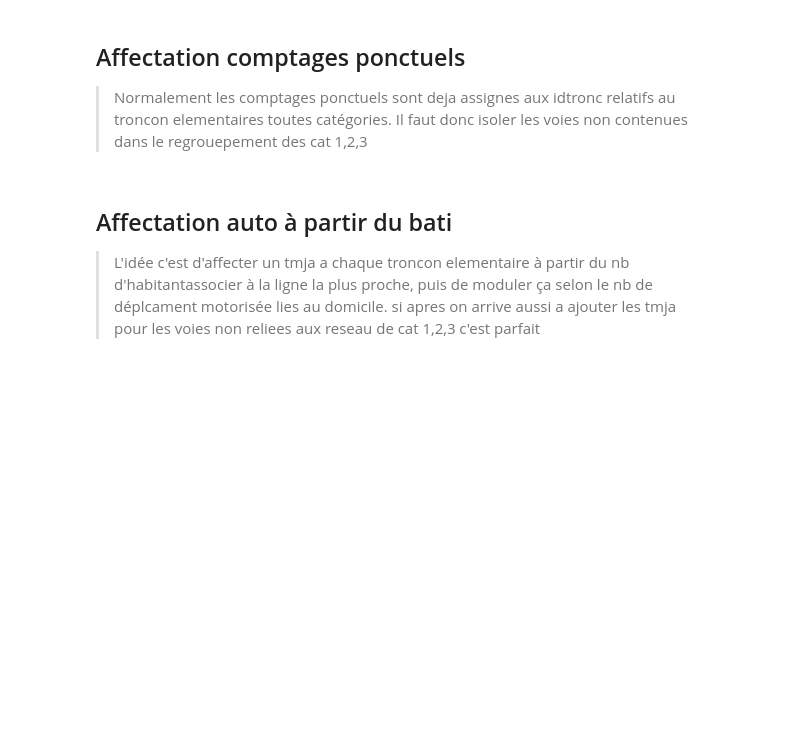
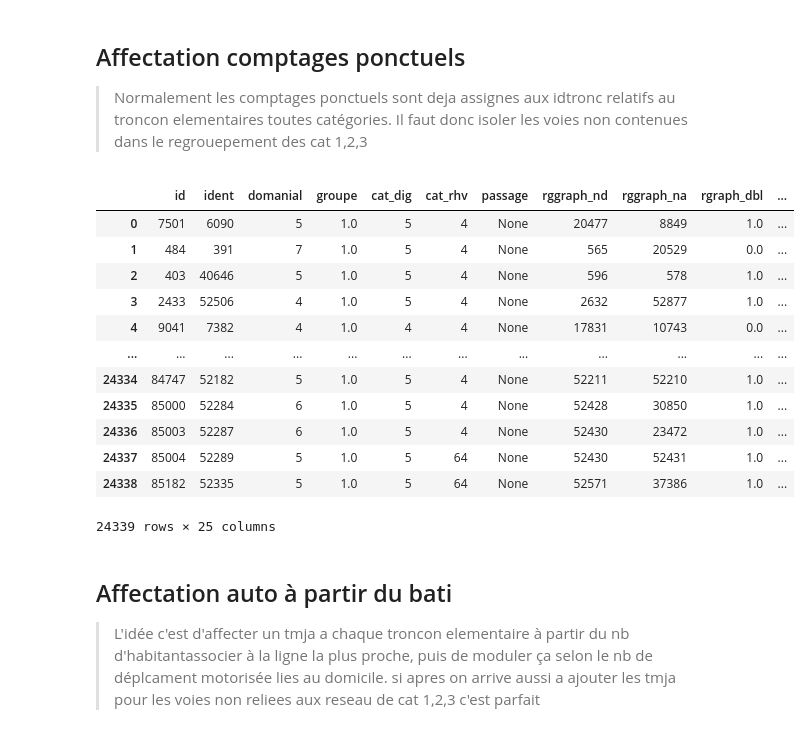
Before and after one commit to nantodevison/Lin_uniq_BdxM, a Jupyter notebook: Lin_uniq_BdxM/Traitements/traitements.ipynb, the cells around one changed output. Cells and saved outputs as stored; diff of their text form; code cells hidden in the pictures; blank space fills up the shorter version.

Commit message:
voies cat 4 : ajout points comptages

```diff
--- a/Lin_uniq_BdxM/Traitements/traitements.ipynb
+++ b/Lin_uniq_BdxM/Traitements/traitements.ipynb
@@ -32,7 +32,7 @@ import Voies_Cat4 as v4
 from MMM import import_fichiers_mmm
 
 pd.set_option('display.max_columns', 100)
-pd.set_option('display.max_rows', 20)
+pd.set_option('display.max_rows', 100)
 pd.set_option('display.max_colwidth', 50)
 
 
@@ -496,6 +476,10 @@ groupe_ident_cpt['id_cpt_exp']=groupe_ident_cpt.apply(lambda x : ', '.join([str(
+# %%
+rhv_grp_hors_123,affect_finale_cat4,cpt_perm_cat4=v4.isolerDonneesCat4(gdf_rhv_groupe,gdf_rhv_groupe_123, affect_finale,lgn_proche_perm)
+groupe_ident_cpt,cpt_cat4_uniq_sens_dbl,cat4_lgn_pb=v4.jointureTraficLigne(rhv_grp_hors_123,affect_finale_cat4,cpt_perm_cat4)
+rhv_grp_hors_123_traf=v4.calculTraficPointComptage(rhv_grp_hors_123,groupe_ident_cpt,cpt_cat4_uniq_sens_dbl,cat4_lgn_pb,[3094, 4687, 8724, 10025])
 # %%
 #jointure avec les donnees hors cat1,2,3
-#rhv_grp_hors_123_traf=rhv_grp_hors_123.merge(groupe_ident_cpt[['idtronc','tmjo_2_sens','id_cpt_exp']],on='idtronc', how='left').drop('id_y', axis=1).rename(columns={'id_x':'id'})
-#rhv_grp_hors_123_traf=gp_changer_nom_geom(rhv_grp_hors_123_traf, 'geom')
+rhv_grp_hors_123_traf=rhv_grp_hors_123.merge(groupe_ident_cpt[['idtronc','tmjo_2_sens','id_cpt_exp']],on='idtronc', how='left').drop('id_y', axis=1).rename(columns={'id_x':'id'})
+rhv_grp_hors_123_traf=gp_changer_nom_geom(rhv_grp_hors_123_traf, 'geom')
 #fichier avec cat1,2,3 et comptage sur cat4
 gdf_traf_1234=pd.concat([rhv_grp_hors_123_traf.loc[~rhv_grp_hors_123_traf.tmjo_2_sens.isna()],gdf_calcul], axis=0, sort=False)
@@ -506,6 +488,22 @@ gdf_traf_1234.reset_index()[['id', 'ident', 'domanial', 'groupe', 'cat_dig', 'ca
        'rggraph_nd', 'rggraph_na', 'rgraph_dbl', 'numero', 'cdate', 'mdate',
        'id_ign', 'nature', 'sens', 'codevoie_d', 'importance', 'id_y','source', 'target',
        'idtronc', 'geom','tmjo_2_sens','type_cpt', 'id_cpt_exp']].to_file(r'D:\temp\Linearisation_BM\C19SA0101\C19SA0101\Doc_travail\Donnees_produites\Donnees\gdf_rhv_trafic_1234_cpt.shp')
+# %%
+rhv_grp_hors_123_traf
+# %% [output]
+|  | id | ident | domanial | groupe | cat_dig | cat_rhv | passage | rggraph_nd | rggraph_na | rgraph_dbl | ... |
+| 0 | 7501 | 6090 | 5 | 1.0 | 5 | 4 | None | 20477 | 8849 | 1.0 | ... |
+| 1 | 484 | 391 | 7 | 1.0 | 5 | 4 | None | 565 | 20529 | 0.0 | ... |
+| 2 | 403 | 40646 | 5 | 1.0 | 5 | 4 | None | 596 | 578 | 1.0 | ... |
+| 3 | 2433 | 52506 | 4 | 1.0 | 5 | 4 | None | 2632 | 52877 | 1.0 | ... |
+| 4 | 9041 | 7382 | 4 | 1.0 | 4 | 4 | None | 17831 | 10743 | 0.0 | ... |
+| ... | ... | ... | ... | ... | ... | ... | ... | ... | ... | ... | ... |
+| 24334 | 84747 | 52182 | 5 | 1.0 | 5 | 4 | None | 52211 | 52210 | 1.0 | ... |
+| 24335 | 85000 | 52284 | 6 | 1.0 | 5 | 4 | None | 52428 | 30850 | 1.0 | ... |
+| 24336 | 85003 | 52287 | 6 | 1.0 | 5 | 4 | None | 52430 | 23472 | 1.0 | ... |
+| 24337 | 85004 | 52289 | 5 | 1.0 | 5 | 64 | None | 52430 | 52431 | 1.0 | ... |
+| 24338 | 85182 | 52335 | 5 | 1.0 | 5 | 64 | None | 52571 | 37386 | 1.0 | ... |
+24339 rows × 25 columns
 # %% [markdown]
 ## Affectation auto à partir du bati
 > L'idée c'est d'affecter un tmja a chaque troncon elementaire à partir du nb d'habitantassocier à la ligne la plus proche, puis de moduler ça selon le nb de déplcament motorisée lies au domicile. si apres on arrive aussi a ajouter les tmja pour les voies non reliees aux reseau de cat 1,2,3 c'est parfait
```
Also changed, not shown: parts of 30 cells of this notebook, 2 other files.
